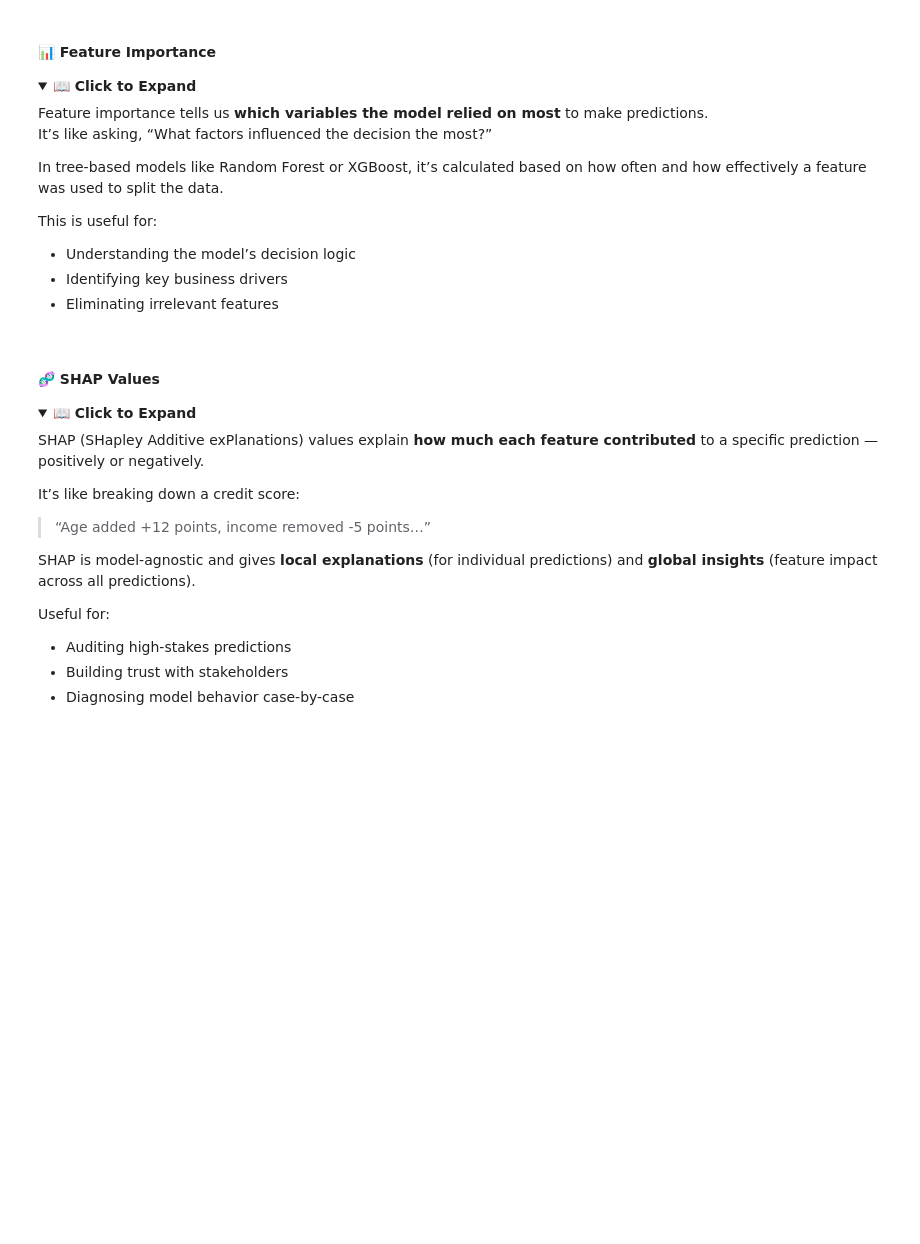
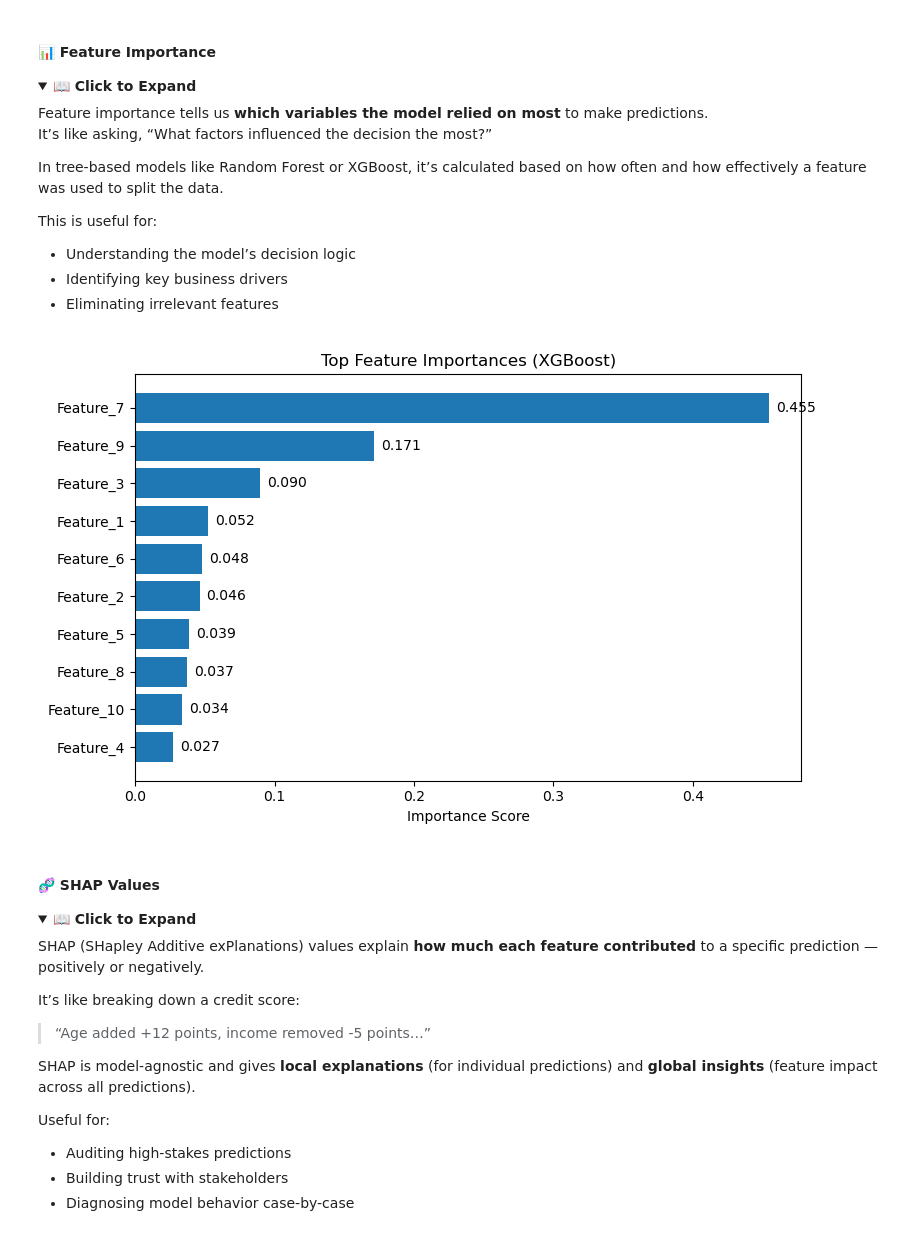
Before and after one commit to ashrithssreddy/ml-toolkit, a Jupyter notebook: Supervised_Learning/classification_v2.ipynb, the cells around one changed output. Saved outputs shown, nothing was run; the diff lists cells and outputs as text; code cells hidden in the pictures; folded sections open; blank space fills up the shorter version.

```diff
--- a/Supervised_Learning/classification_v2.ipynb
+++ b/Supervised_Learning/classification_v2.ipynb
@@ -1056,0 +1331,15 @@ fig.show()
+# %%
+# Print current best model based on success_metric
+print(f"\n🏆 Best model so far: {best_model_info['name']} "
+      f"({success_metric.upper()} = {best_model_info['metrics']['test'][success_metric]:.4f})")
+
+print(f"\n📊 Model Ranking by {success_metric.upper()}:\n")
+ranked = sorted(
+    model_results.items(),
+    key=lambda x: x[1]["metrics"]["test"][success_metric],
+    reverse=True
+)
+
+for i, (name, result) in enumerate(ranked, 1):
+    score = result["metrics"]["test"][success_metric]
+    print(f"{i}. {name:<20} {success_metric}: {score:.4f}")
@@ -1101,3 +1418,49 @@ plot_feature_importance(best_model, X_train.columns, top_n=10)
+# %%
+import pandas as pd
+import matplotlib.pyplot as plt
+
+def plot_feature_importance(model=None, feature_names=None, top_n=10, model_name=None):
+    """
+    Plots top N feature importances.
+    Defaults to best_model_info['model'] unless overridden.
+    Optionally takes a model_name for the plot title.
+    """
+    if model is None:
+        model = best_model_info["model"]
+        model_name = best_model_info.get("name", "Best Model") if model_name is None else model_name
+    else:
+        model_name = model_name or "Selected Model"
+
+    if feature_names is None:
+        feature_names = X_train.columns
+
+    if not hasattr(model, "feature_importances_"):
+        raise ValueError("Model does not support feature_importances_")
+
+    importance_df = pd.DataFrame({
+        "Feature": feature_names,
+        "Importance": model.feature_importances_
+    }).sort_values(by="Importance", ascending=False).head(top_n)
+
+    plt.figure(figsize=(8, 5))
+    plt.barh(importance_df["Feature"][::-1], importance_df["Importance"][::-1])
+    for i, (feature, importance) in enumerate(zip(importance_df["Feature"][::-1], importance_df["Importance"][::-1])):
+        plt.text(importance + 0.005, i, f"{importance:.3f}", va='center')
+    plt.title(f"Top Feature Importances ({model_name})")
+    plt.xlabel("Importance Score")
+    plt.tight_layout()
+    plt.show()
+
+    return list(importance_df["Feature"])
+
+# ✅ Default: plot for best model
+imp_ranked = plot_feature_importance()
+
+# 🛠️ Optional: override model + title
+# alt_model = model_results["Random Forest"]["model"]
+# imp_ranked = plot_feature_importance(model=alt_model, model_name="Random Forest")
+# %% [output]
+[figure, added]
 # %% [markdown]
 <a id="shap-values"></a>
 #### 🧬 SHAP Values
```
Also changed, not shown: parts of 36 cells of this notebook, 1 other file.
